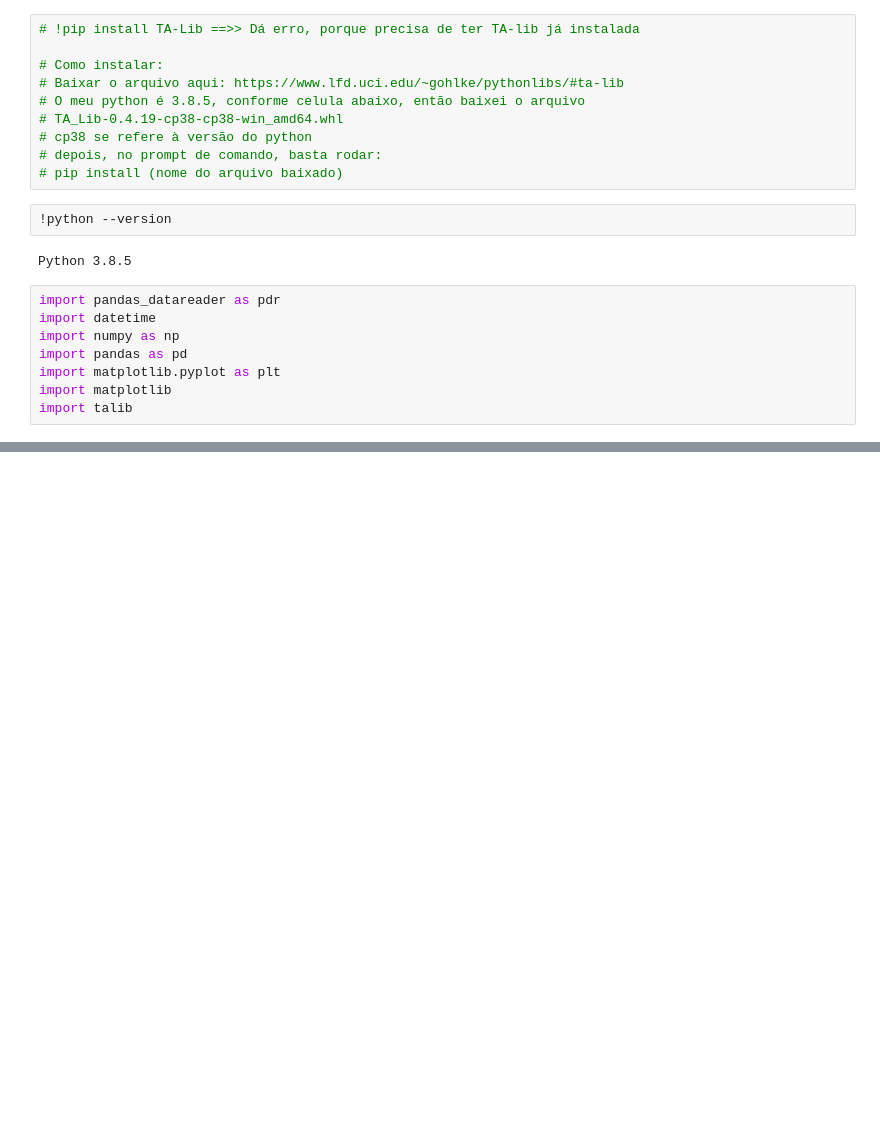
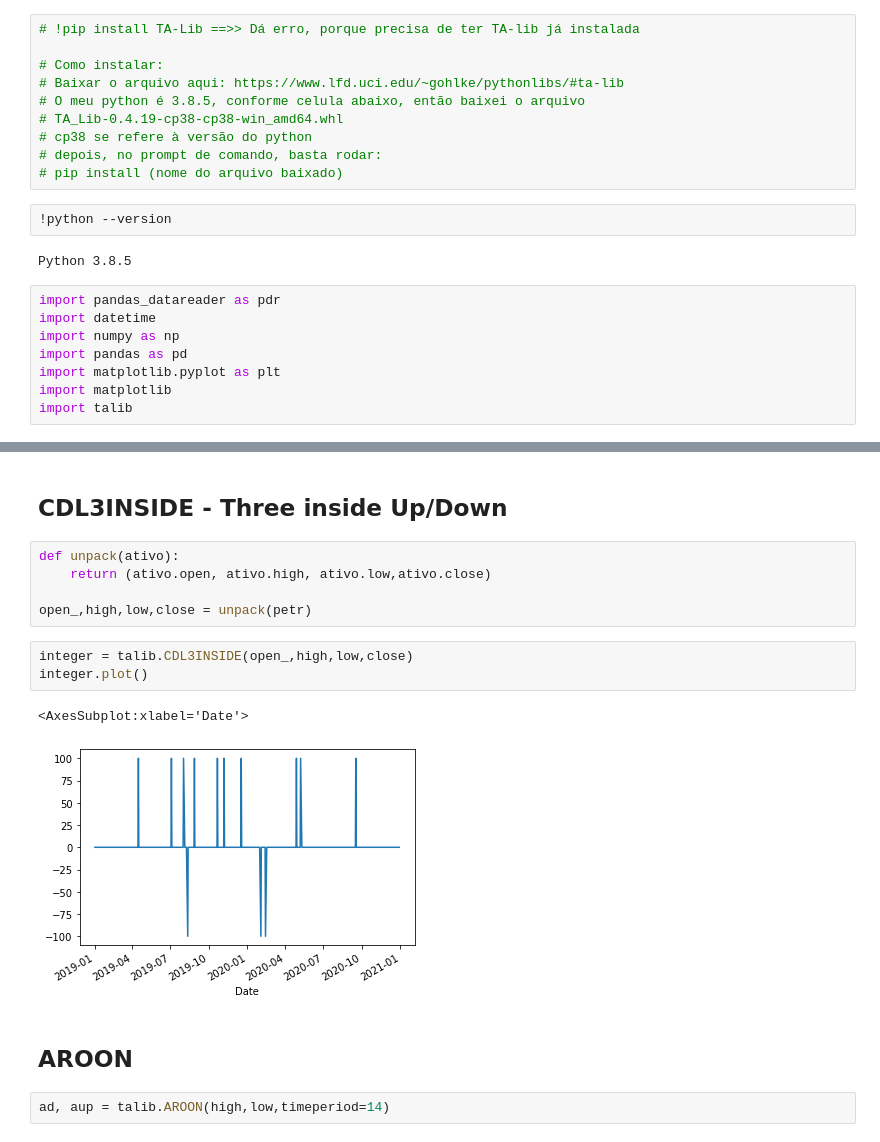
Before and after one commit to carteirarica/playlist-canal, a Jupyter notebook: 05 - TA-lib/TA Lib - Indicadores Técnicos.ipynb, the cells around one changed output, grey strips where cells are left out. Drawn from its saved outputs; the diff is of its cells as text; blank space fills up the shorter version.

```diff
--- a/05 - TA-lib/TA Lib - Indicadores Técnicos.ipynb
+++ b/05 - TA-lib/TA Lib - Indicadores Técnicos.ipynb
@@ -22,0 +128,17 @@ import talib
+# %% [markdown]
+## CDL3INSIDE - Three inside Up/Down
+# %%
+def unpack(ativo):
+    return (ativo.open, ativo.high, ativo.low,ativo.close)
+
+open_,high,low,close = unpack(petr)
+# %%
+integer = talib.CDL3INSIDE(open_,high,low,close)
+integer.plot()
+# %% [output]
+<AxesSubplot:xlabel='Date'>
+[figure, added]
+# %% [markdown]
+## AROON
+# %%
+ad, aup = talib.AROON(high,low,timeperiod=14)
```
Also changed, not shown: parts of 17 cells of this notebook, 2 other files.
